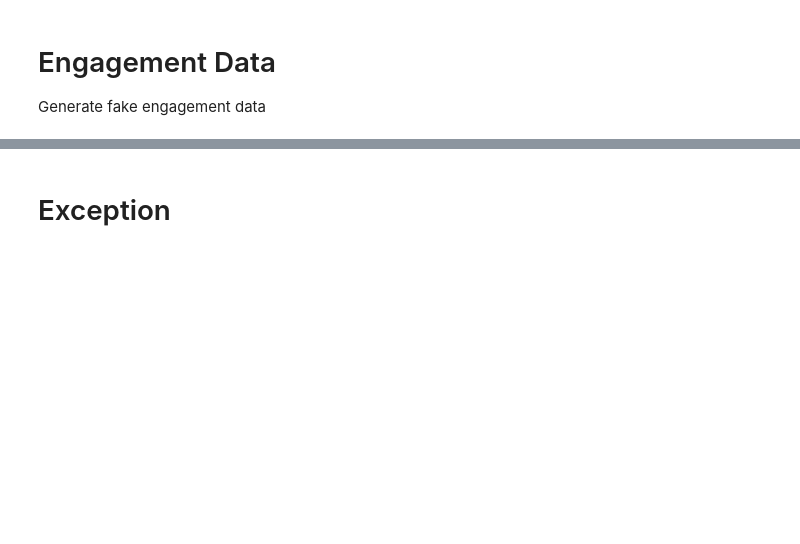
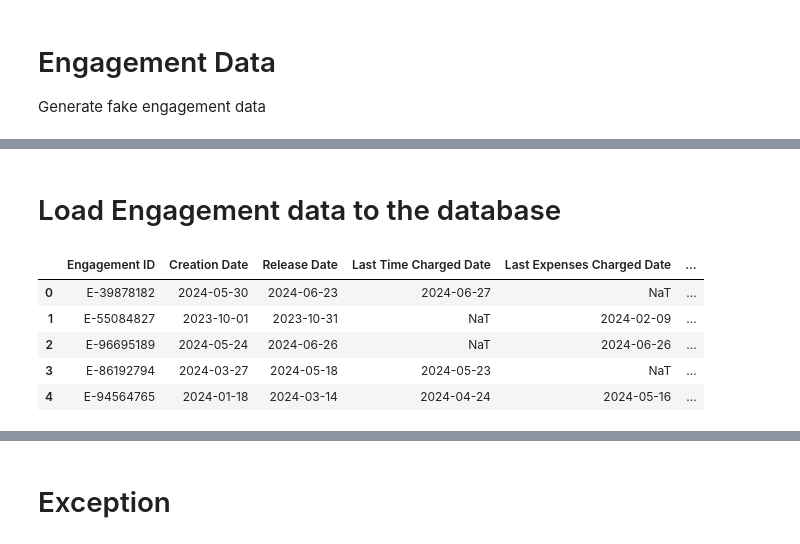
Before and after one commit to solstice035/outreachOptimisation, a Jupyter notebook: data/inputData/fakerData.ipynb, the cells around one changed output, grey strips where cells are left out. Cells and saved outputs as stored; diff of their text form; code cells hidden in the pictures; blank space fills up the shorter version.

```diff
--- a/data/inputData/fakerData.ipynb
+++ b/data/inputData/fakerData.ipynb
@@ -202,0 +215,14 @@ Data loaded into the engagement_data_raw table successfully.
+# %% [markdown]
+# Load Engagement data to the database
+# %%
+
+df_engagement = pd.read_excel(f"./{dir_name}/{datestamp}-test_engagement_data-{num_rows}.xlsx")
+
+df_engagement.head()
+# %% [output]
+|  | Engagement ID | Creation Date | Release Date | Last Time Charged Date | Last Expenses Charged Date | ... |
+| 0 | E-39878182 | 2024-05-30 | 2024-06-23 | 2024-06-27 | NaT | ... |
+| 1 | E-55084827 | 2023-10-01 | 2023-10-31 | NaT | 2024-02-09 | ... |
+| 2 | E-96695189 | 2024-05-24 | 2024-06-26 | NaT | 2024-06-26 | ... |
+| 3 | E-86192794 | 2024-03-27 | 2024-05-18 | 2024-05-23 | NaT | ... |
+| 4 | E-94564765 | 2024-01-18 | 2024-03-14 | 2024-04-24 | 2024-05-16 | ... |
```
Also changed, not shown: parts of 9 cells of this notebook, 1 other file.
